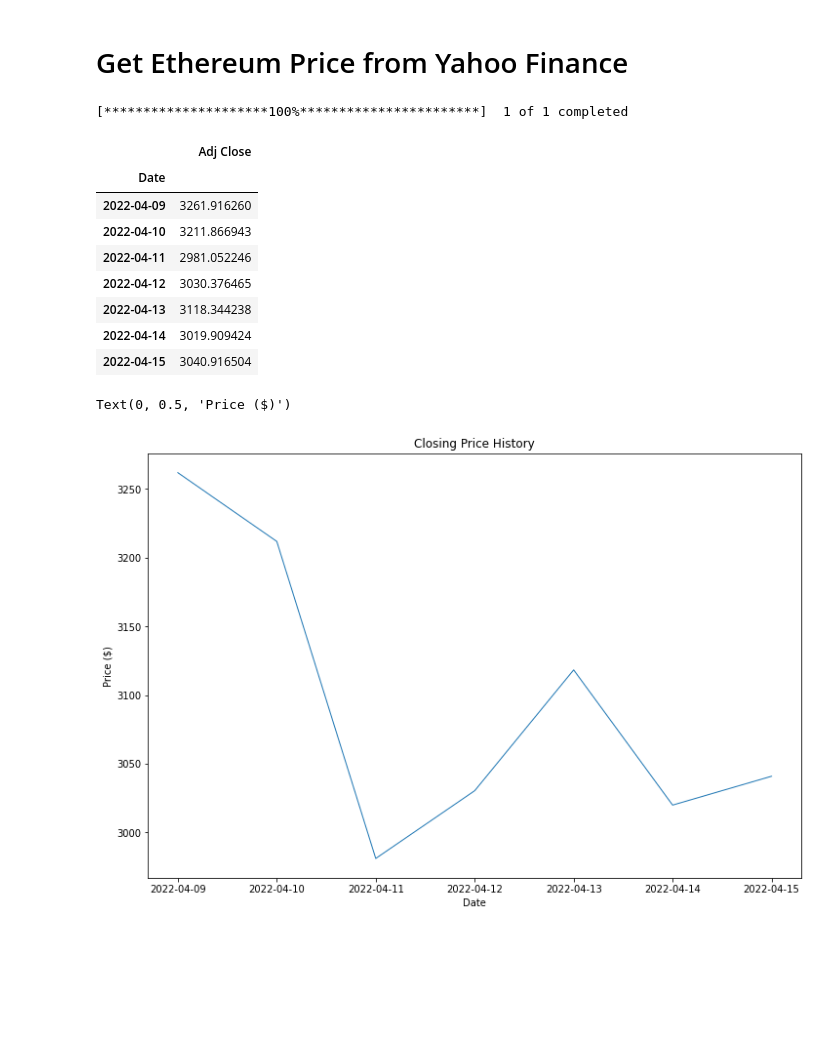
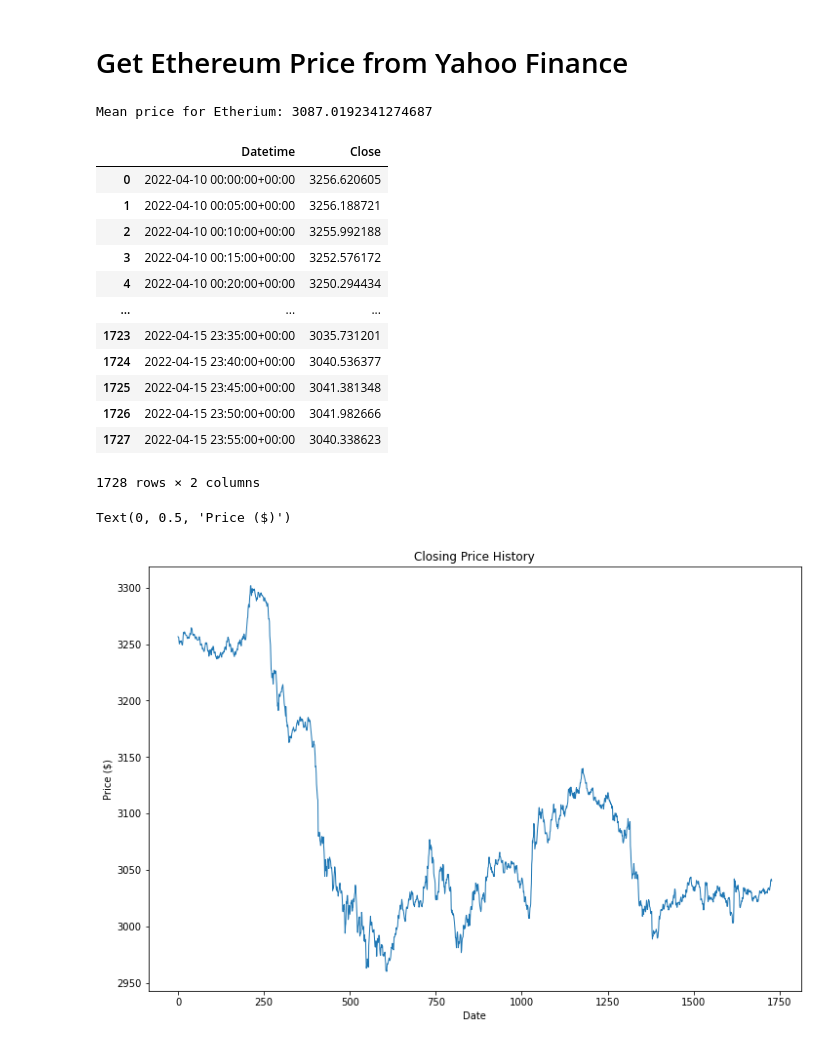
Before and after one commit to mohansameer1983/AI-Finance, a Jupyter notebook: Sentiment_Analysis_Ethereum_Price_Pridiction.ipynb, the cells around one changed output. Saved outputs shown, nothing was run; the diff lists cells and outputs as text; code cells hidden in the pictures; blank space fills up the shorter version.

```diff
--- a/Sentiment_Analysis_Ethereum_Price_Pridiction.ipynb
+++ b/Sentiment_Analysis_Ethereum_Price_Pridiction.ipynb
@@ -429,35 +429,49 @@ plt.show()
 # Get Ethereum Price from Yahoo Finance
 # %%
 # Get Adjusted Close price for different stocks from Yahoo Finance
-def getQuotes(securities, start_date, end_date, quote_type, interval):
+def getQuotes(security, start_date, end_date, quote_type, interval):
+   eth_ticker = yf.Ticker(security)
+   quotes_df = eth_ticker.history(
+    start=start_date,
+    end=end_date,
+    interval=interval
+    )[quote_type].reset_index()
+   mean_price = quotes_df['Close'].mean()
+   return mean_price, quotes_df
+'''
   quotes_df = yf.download(securities,
                       start=start_date,
                       end=end_date,
                       time_interval=interval)[quote_type]
-  return quotes_df
+'''
 
 # List of Stocks
-STOCKS_LIST = ['ETH-USD']
-daily_quote_ser = getQuotes(STOCKS_LIST, '2022-04-09', '2022-04-15', 'Adj Close', 'daily')
+STOCK_NAME = 'ETH-USD'
+mean_price,daily_quote_ser = getQuotes(STOCK_NAME, '2022-04-10', '2022-04-16', 'Close', '5m')
 daily_quote_df = pd.DataFrame(daily_quote_ser)
+print('Mean price for Etherium:', mean_price)
 daily_quote_df
 # %% [output]
-[*********************100%***********************]  1 of 1 completed
+Mean price for Etherium: 3087.0192341274687
-|  | Adj Close |
-| Date |  |
-| 2022-04-09 | 3261.916260 |
-| 2022-04-10 | 3211.866943 |
-| 2022-04-11 | 2981.052246 |
-| 2022-04-12 | 3030.376465 |
-| 2022-04-13 | 3118.344238 |
-| 2022-04-14 | 3019.909424 |
-| 2022-04-15 | 3040.916504 |
+|  | Datetime | Close |
+| 0 | 2022-04-10 00:00:00+00:00 | 3256.620605 |
+| 1 | 2022-04-10 00:05:00+00:00 | 3256.188721 |
+| 2 | 2022-04-10 00:10:00+00:00 | 3255.992188 |
+| 3 | 2022-04-10 00:15:00+00:00 | 3252.576172 |
+| 4 | 2022-04-10 00:20:00+00:00 | 3250.294434 |
+| ... | ... | ... |
+| 1723 | 2022-04-15 23:35:00+00:00 | 3035.731201 |
+| 1724 | 2022-04-15 23:40:00+00:00 | 3040.536377 |
+| 1725 | 2022-04-15 23:45:00+00:00 | 3041.381348 |
+| 1726 | 2022-04-15 23:50:00+00:00 | 3041.982666 |
+| 1727 | 2022-04-15 23:55:00+00:00 | 3040.338623 |
+1728 rows × 2 columns
 # %%
 plt.figure(figsize=(12,8))
 plt.title('Closing Price History')
-plt.plot(daily_quote_df['Adj Close'], lw=1)
+plt.plot(daily_quote_df['Close'], lw=1)
 plt.xlabel('Date')
 plt.ylabel('Price ($)')
 # %% [output]
 Text(0, 0.5, 'Price ($)')
-[figure, old version]
+[figure, new version]
```
Also changed, not shown: parts of 3 cells of this notebook.
